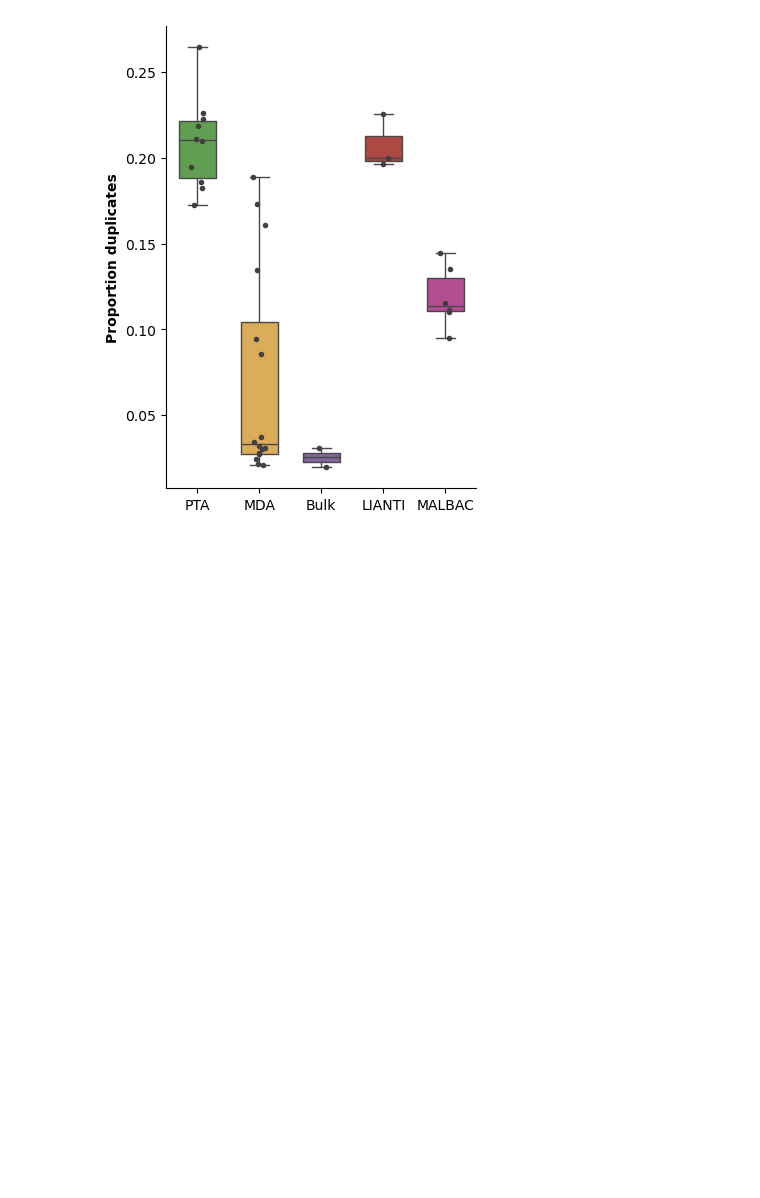
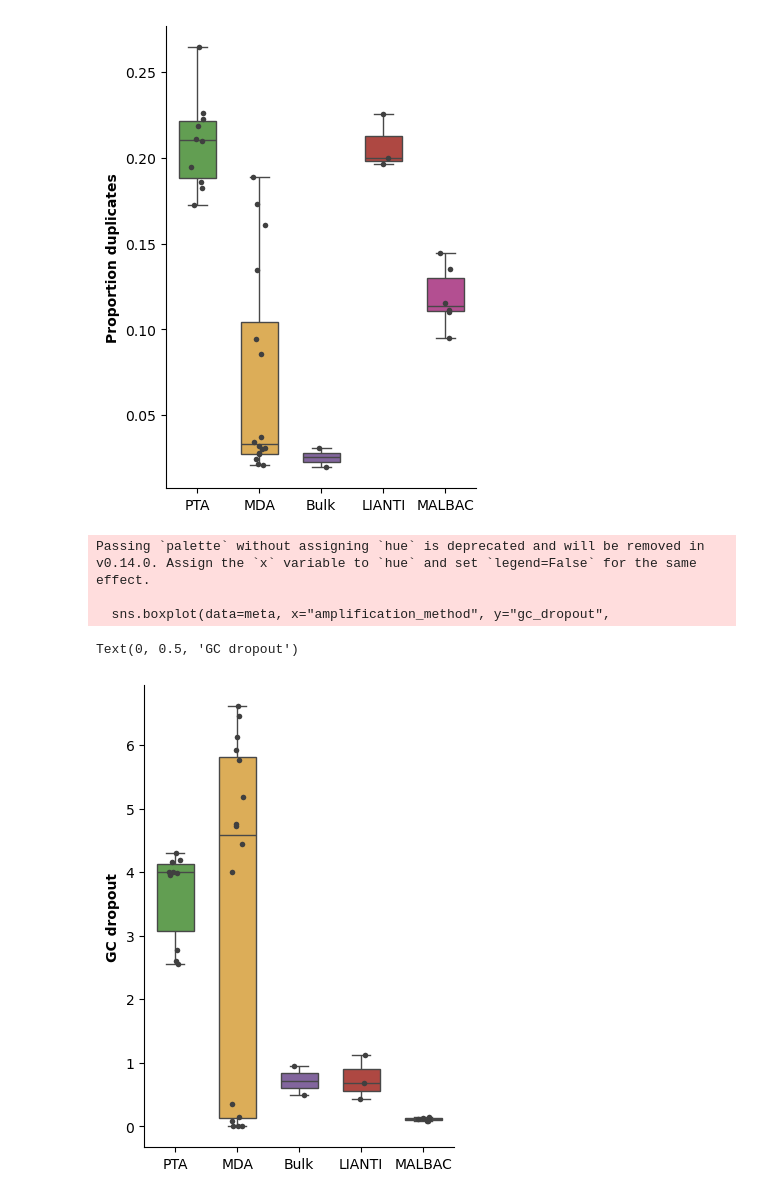
Before and after one commit to SrivatsanLab/SPC_genome, a Jupyter notebook: notebooks/benchmarking.ipynb, the cells around one changed output. Saved outputs shown, nothing was run; the diff lists cells and outputs as text; code cells hidden in the pictures; blank space fills up the shorter version.

```diff
--- a/notebooks/benchmarking.ipynb
+++ b/notebooks/benchmarking.ipynb
@@ -232,3 +257,28 @@ Passing `palette` without assigning `hue` is deprecated and will be removed in v
   sns.boxplot(data=meta, x="amplification_method", y="pct_duplicates",
 Text(0, 0.5, 'Proportion duplicates')
 [figure]
+# %%
+fig,ax = plt.subplots(1,1,figsize=(4,6))
+sns.boxplot(data=meta, x="amplification_method", y="gc_dropout",
+            ax=ax,
+            palette=pal,
+            whis=(0,100),
+            width=.6
+           )
+
+sns.stripplot(data=meta, x="amplification_method", y="gc_dropout",
+              ax=ax,
+              size=4,
+              color=".25"
+             )
+
+sns.despine()
+plt.xlabel('')
+# plt.ylim(0.85,1.01)
+plt.ylabel('GC dropout', fontdict={'weight':'bold'})
+# %% [output]
+Passing `palette` without assigning `hue` is deprecated and will be removed in v0.14.0. Assign the `x` variable to `hue` and set `legend=False` for the same effect.
+
+  sns.boxplot(data=meta, x="amplification_method", y="gc_dropout",
+Text(0, 0.5, 'GC dropout')
+[figure, added]
```
Also changed, not shown: parts of 9 cells of this notebook, 5 other files.
